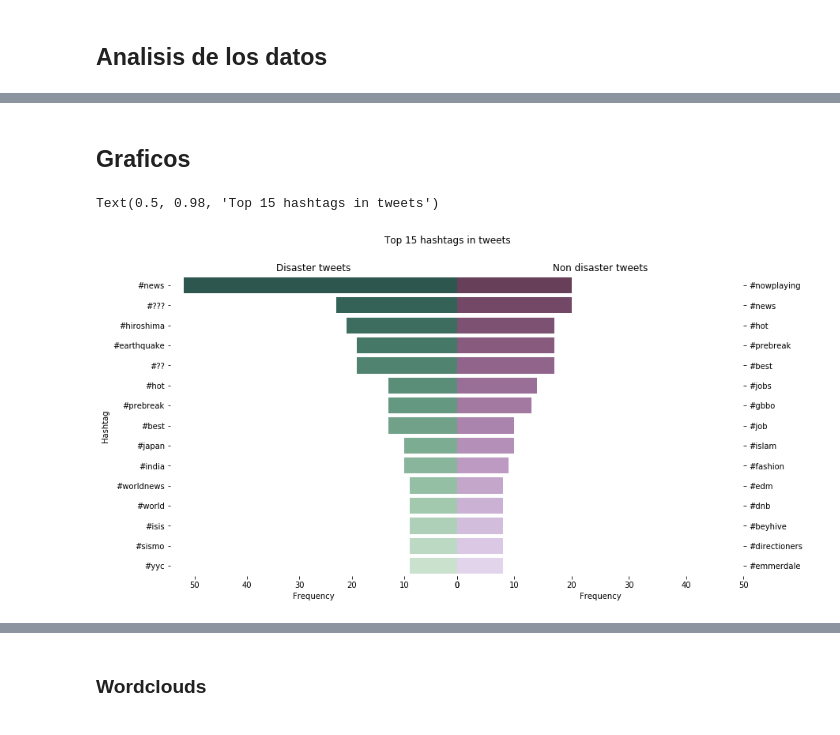
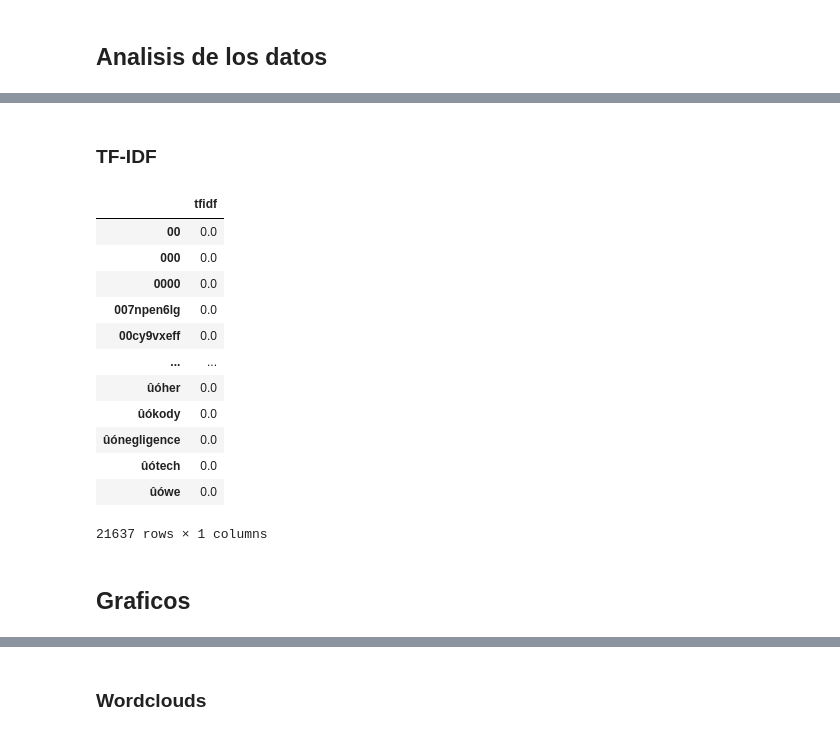
Before and after one commit to AlurrAldrey/OrgaDatosTP, a Jupyter notebook: tp1/TP1_hashtags_mentions.ipynb, the cells around one changed output, grey strips where cells are left out. Saved outputs shown, nothing was run; the diff lists cells and outputs as text; code cells hidden in the pictures.

```diff
--- a/tp1/TP1_hashtags_mentions.ipynb
+++ b/tp1/TP1_hashtags_mentions.ipynb
@@ -43,3 +123,4 @@ def isMention(x):
     return x.startswith('@')
 
 disasters['mentions'] = disasters['text_without_stopwords'].apply(lambda x: " ".join(list(filter(isMention, x.split()))))
+disasters['mentions_count'] = len(disasters['mentions'])
@@ -62,3 +147,48 @@ disasters.loc[(~disasters['keyword'].isnull()) & (~disasters['location'].isnull(
+# %% [markdown]
+### TF-IDF
+# %%
+def isValidWord(tested_string):
+    for letter in tested_string.lower():
+        if letter not in "abcdefghijklmnopqrstuvwxyz":
+            return False
+    return True
+
+valid_words =
+
+tfidf_vectorizer = TfidfVectorizer(use_idf=True, vocabulary=valid_words)
+tfidf_vectorizer_vectors = tfidf_vectorizer.fit_transform(disasters['text'])
+# %%
+#for i in range(0, tfidf_vectorizer_vectors.shape[0]):
+
+first_vector_tfidfvectorizer=tfidf_vectorizer_vectors[0]
+df = pd.DataFrame(first_vector_tfidfvectorizer.T.todense(), index=tfidf_vectorizer.get_feature_names(), columns=["tfidf"])
+#df.loc[df['tfidf'] > 0].sort_values(by=["tfidf"],ascending=False)
+# %%
+def isValidWord(tested_string):
+    for letter in tested_string.lower():
+        if letter not in "abcdefghijklmnopqrstuvwxyz":
+            return False
+    return True
+
+#valid_words = [c for c in dft.columns if isValidWord(c)]
+#dft.loc[:, valid_words]
+#dft.drop(words_to_remove, axis=1, inplace=True)
+#dft.head()
+df
+# %% [output]
+|  | tfidf |
+| 00 | 0.0 |
+| 000 | 0.0 |
+| 0000 | 0.0 |
+| 007npen6lg | 0.0 |
+| 00cy9vxeff | 0.0 |
+| ... | ... |
+| ûóher | 0.0 |
+| ûókody | 0.0 |
+| ûónegligence | 0.0 |
+| ûótech | 0.0 |
+| ûówe | 0.0 |
+21637 rows × 1 columns
 # %% [markdown]
 ## Graficos
 # %%
@@ -89,9 +219,9 @@ top_15_used_hashtags_in_disasters = pd.DataFrame({
 plt_top_15_used_hashtags_in_disasters = sns.barplot(x='freq', y='word', data=top_15_used_hashtags_in_disasters, orient='h', ax=axes[0],
                                                     palette=sns.cubehelix_palette(start=2.5, rot=-0.2, dark=0.3, n_colors=15, reverse=True)
                                                    )
-plt_top_15_used_hashtags_in_disasters.set_xlabel('Frequency')
+plt_top_15_used_hashtags_in_disasters.set_xlabel('Frecuencia')
 plt_top_15_used_hashtags_in_disasters.set_ylabel('Hashtag')
-plt_top_15_used_hashtags_in_disasters.set(title="Disaster tweets")
+plt_top_15_used_hashtags_in_disasters.set(title="Tweets desastres")
 
 plt_top_15_used_hashtags_in_disasters.invert_xaxis()
 
@@ -105,24 +235,13 @@ top_15_used_hashtags_in_non_disasters = pd.DataFrame({
 plt_top_15_used_hashtags_in_non_disasters = sns.barplot(x='freq', y='word', data=top_15_used_hashtags_in_non_disasters, orient='h', ax=axes[1],
                                                     palette=sns.cubehelix_palette(start=0.75, rot=-0.2, dark=0.3, n_colors=15, reverse=True)
                                                    )
-plt_top_15_used_hashtags_in_non_disasters.set_xlabel('Frequency')
+plt_top_15_used_hashtags_in_non_disasters.set_xlabel('Frecuencia')
 plt_top_15_used_hashtags_in_non_disasters.set_ylabel('')
-plt_top_15_used_hashtags_in_non_disasters.set(title="Non disaster tweets")
+plt_top_15_used_hashtags_in_non_disasters.set(title="Tweets no-desastres")
 
 plt_top_15_used_hashtags_in_non_disasters.set_xticks([0, 10, 20, 30, 40, 50])
 
 plt_top_15_used_hashtags_in_non_disasters.yaxis.tick_right()
 
-ax=plt_top_15_used_hashtags_in_non_disasters.ax
-def annotateBars(row, ax=ax):
-    for p in ax.patches:
-        ax.annotate("%.2f" % p.get_height(), (p.get_x() + p.get_width() / 2., p.get_height()),
-                    ha='center', va='center', fontsize=11, color='gray', rotation=90, xytext=(0, 20),
-                    textcoords='offset points')
-plt_top_15_used_hashtags_in_non_disasters = df.apply(annotateBars, ax=ax, axis=1)
-
 sns.despine(left=True, bottom=True)
 f.suptitle('Top 15 hashtags in tweets')
-# %% [output]
-Text(0.5, 0.98, 'Top 15 hashtags in tweets')
-[figure, removed]
```
Also changed, not shown: parts of 27 cells of this notebook, 1 other file.
